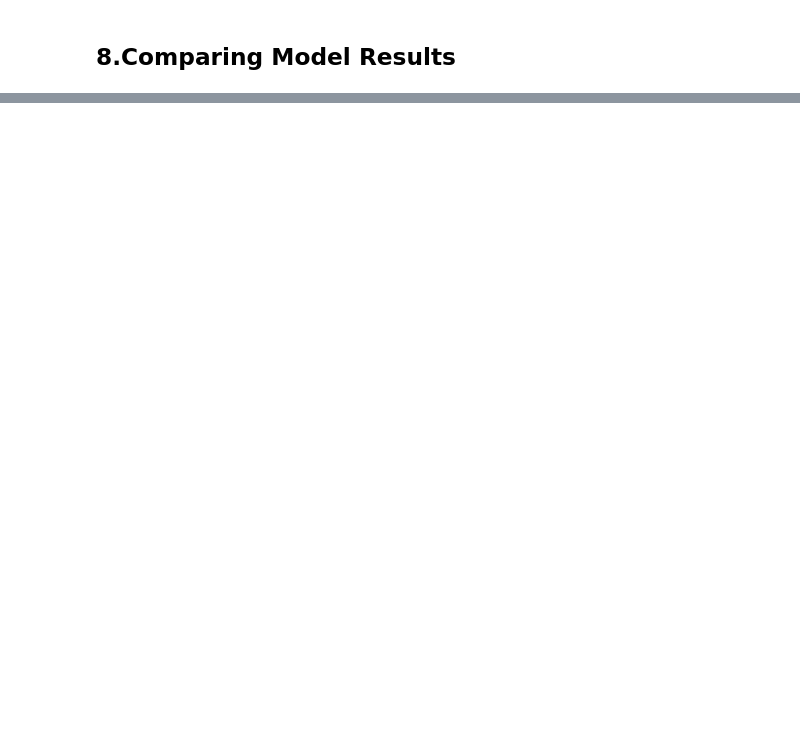
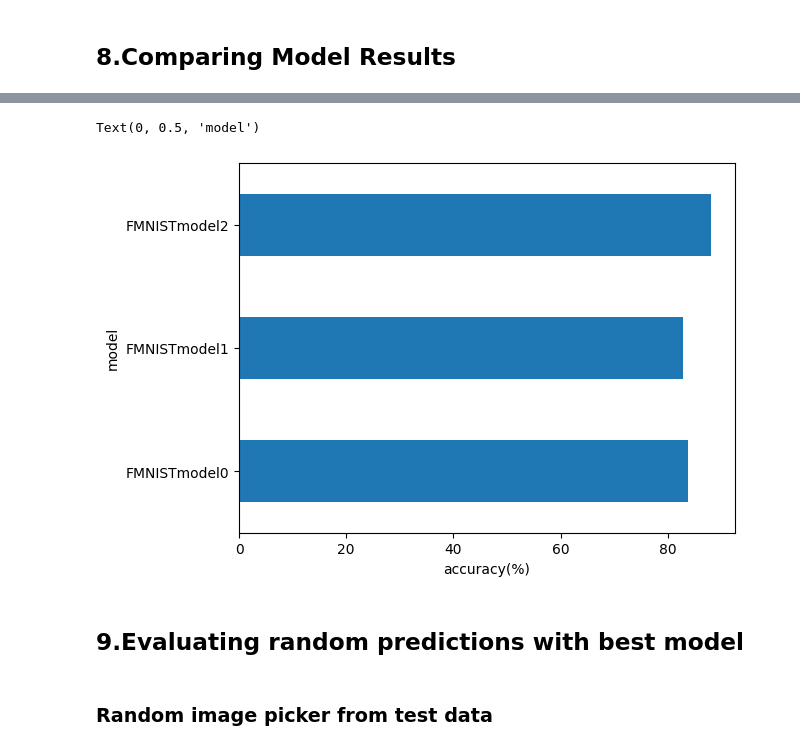
Before and after one commit to yunidh/learning-PyTorch, a Jupyter notebook: lesson_codeAlong/chapter3_computer_vision.ipynb, the cells around one changed output, grey strips where cells are left out. Cells and saved outputs as stored; diff of their text form; code cells hidden in the pictures; blank space fills up the shorter version.

```diff
--- a/lesson_codeAlong/chapter3_computer_vision.ipynb
+++ b/lesson_codeAlong/chapter3_computer_vision.ipynb
@@ -730,0 +674,10 @@ compare_results
+# %%
+# Visualization
+compare_results.set_index("model_name")["accuracy"].plot(kind="barh")
+plt.xlabel("accuracy(%)")
+plt.ylabel("model")
+# %% [output]
+Text(0, 0.5, 'model')
+[figure, added]
+# %% [markdown]
+## 9.Evaluating random predictions with best model
@@ -730,0 +709,2 @@ compare_results
+# %% [markdown]
+### Random image picker from test data
```
Also changed, not shown: parts of 35 cells of this notebook.
